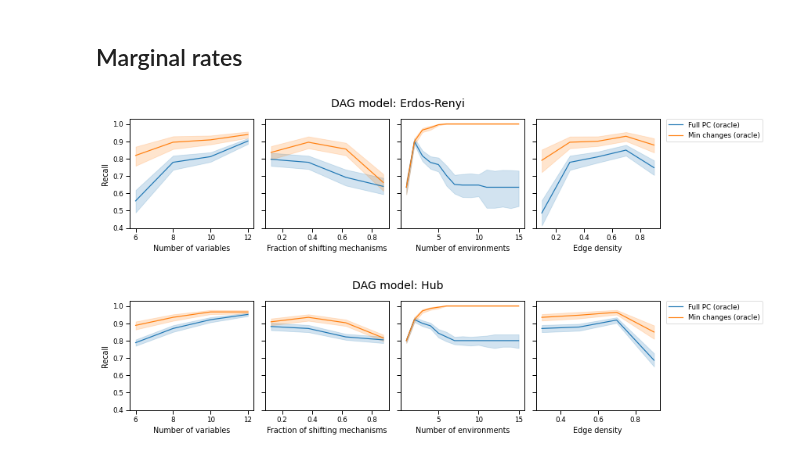
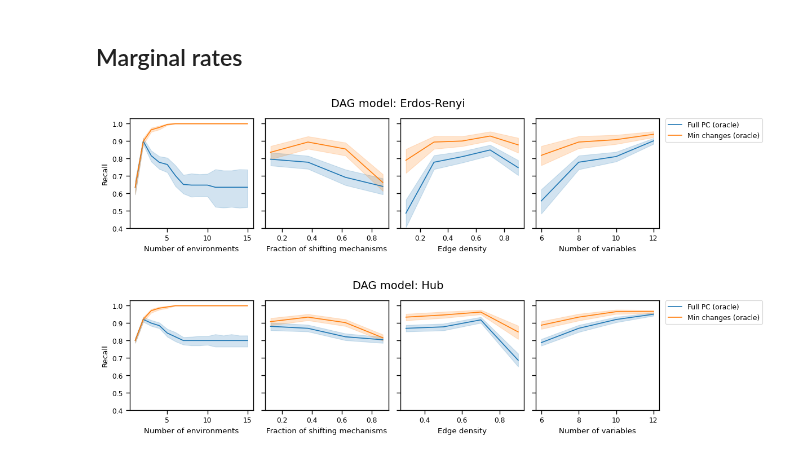
Before and after one commit to rflperry/sparse_shift, a Jupyter notebook: experiments/main_simulations/plot_oracle_rates.ipynb, the cells around one changed output. Drawn from its saved outputs; the diff is of its cells as text; code cells hidden in the pictures.

Commit message:
experiments and figures

```diff
--- a/experiments/main_simulations/plot_oracle_rates.ipynb
+++ b/experiments/main_simulations/plot_oracle_rates.ipynb
@@ -64,7 +64,7 @@ plt.savefig('./figures/er_oracle_rate_relplot.pdf')
 # %%
 EXPERIMENT = 'oracle_select_rates'
 
-df = pd.read_csv(f'./results/{EXPERIMENT}_results.csv', sep=', ', engine='python')
+df = pd.read_csv(f'./results/{EXPERIMENT}_results_paper.csv', sep=', ', engine='python')
 
 df['Fraction of shifting mechanisms'] = df['sparsity'] / df['n_variables']
 
@@ -85,11 +85,11 @@ sns.set_context('paper')
 plot_df = df
 
 grid_vars = [
-    'Number of variables', 'Fraction of shifting mechanisms', 'Number of environments', 'Edge density'
+    'Number of environments', 'Fraction of shifting mechanisms', 'Edge density', 'Number of variables'
 ]
 
 indices = [
-    (0, 8), (8, 16), (16, 30), (30, 40)
+    (16, 30), (8, 16), (30, 40), (0, 8),
 ]
 
 for graph_model in plot_df['dag_simulator'].unique():
@@ -102,32 +102,32 @@ for graph_model in plot_df['dag_simulator'].unique():
                 (plot_df['params_index'] < ub) &
                 (plot_df['dag_simulator'] == graph_model)
             ],
             # data=plot_df.groupby([g_var, 'Test']).mean().reset_index(),
             x=g_var,
             y='Recall',
             hue='Method',
             # style="Test",
             ax=ax,
             # markers=['d', 'P', 's'],
             # palette='Set1',
             legend='full',
             # alpha=1,
         )
 
         # ax.axvline(0.05, ls=':', c='grey')
         # ax.set_title('')
         # ax.legend(loc='upper right')
 
     plt.legend(bbox_to_anchor=(1.05, 1), loc=2, borderaxespad=0.)
     for ax in axes[:-1]:
         ax.get_legend().remove()
 
     plt.ylim([0.4, 1.03])
 
     plt.suptitle(f'DAG model: {graph_model}', fontsize=14, y=0.96, x=0.45)
     plt.tight_layout()
     plt.savefig(f'./figures/er_oracle_select_rates_{graph_model}.pdf')
     plt.show()
 # %% [output]
-[figure, old version]
+[figure, new version]
-[figure, old version]
+[figure, new version]
```
Also changed, not shown: parts of 1 cell of this notebook, 16 other files.
